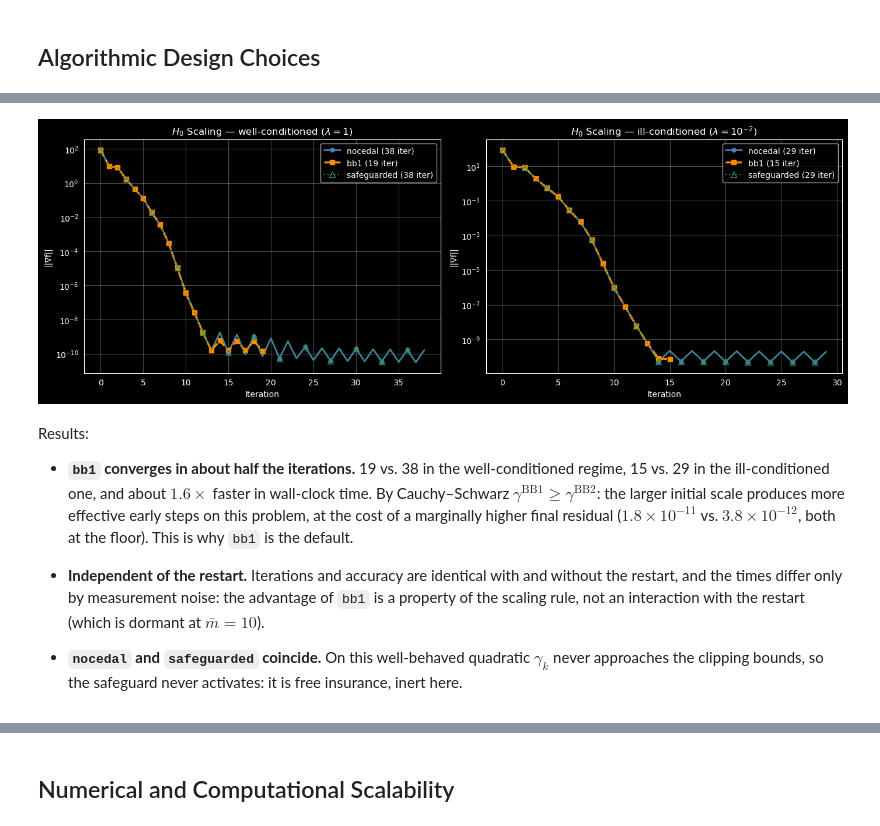
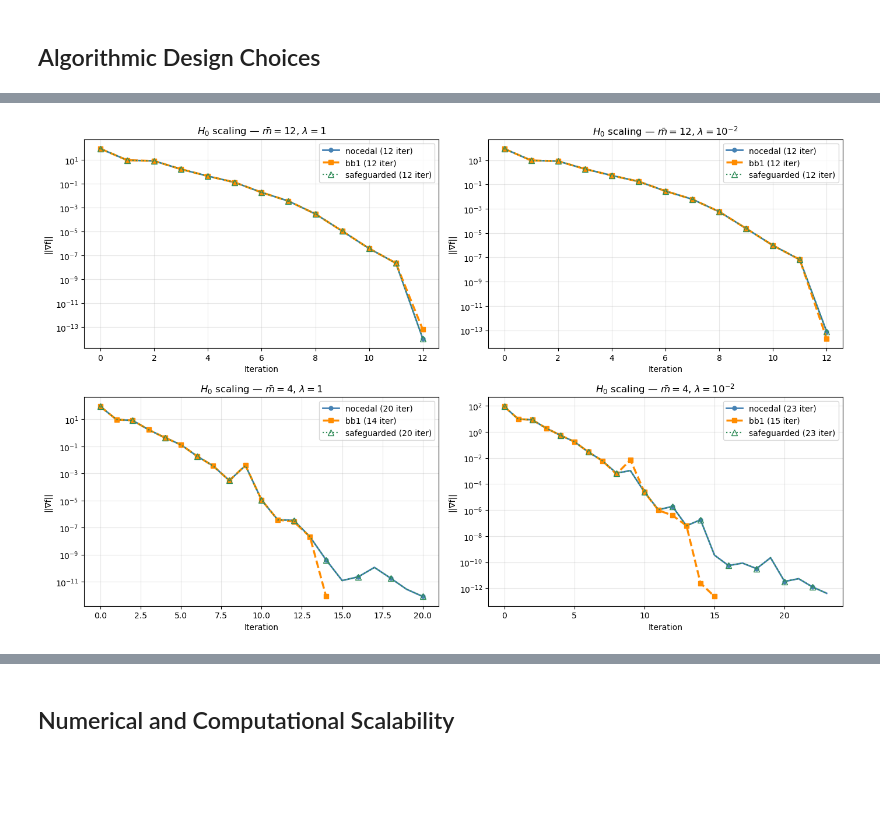
Before and after one commit to GianlucaPanzani/CM-Project-25-26, a Jupyter notebook: 02_lbfgs_experiments.ipynb, the cells around one changed output, grey strips where cells are left out. Saved outputs shown, nothing was run; the diff lists cells and outputs as text; code cells hidden in the pictures; blank space fills up the shorter version.

```diff
--- a/02_lbfgs_experiments.ipynb
+++ b/02_lbfgs_experiments.ipynb
@@ -643,8 +665,8 @@ for c1 in c1_values:
         if c1 >= c2:
             continue
         w_w, h_w, t_w = lbfgs_optimize(
-            X, y, lam, m_history=10, tol=1e-14,
-            use_restart=True, h0_scaling='bb1',
+            X, y, lam, m_history=12, tol=1e-14,
+            use_restart=False, h0_scaling='bb1',
             line_search='wolfe',
             wolfe_c1=c1, wolfe_c2=c2,
             verbose=False, max_iter=1000,
@@ -742,6 +761,6 @@ runs after a warm-up (`benchmark_lbfgs`).
 # %%
 results_mem = {}
-for mh in [3, 5, 10, 20, 40]:
+for mh in [1, 2, 3, 5, 10, 12, 20, 40]:
     w_m, h_m, _ = lbfgs_optimize(
         X, y, lam, m_history=mh, tol=1e-14,
         tol_type='relative', line_search='exact', verbose=False)
@@ -863,18 +889,14 @@ plt.show()
 # %%
-# Accuracy against an independent SVD reference, which does not form XX^T.
-# The SVD is used only to build the reference, not by the solver.
-def svd_reference(X, y, lam):
-    U, s, Vt = np.linalg.svd(X, full_matrices=False)
-    return U @ ((s / (s**2 + lam**2)) * (Vt @ y))
-
+# Accuracy of L-BFGS against the normal-equations and the SVD references:
+# the last column is the error of the normal-equations solution itself.
 print(f"  {'λ':<8} {'||w-w*|| NE ref':>16} {'||w-w*|| SVD ref':>17} {'||w_NE - w_SVD||':>17}")
 for lam_val in [1e-4, 1e-2, 1.0, 1e2, 1e4]:
     w_l, _, _ = lbfgs_optimize(
-        X, y, lam_val, m_history=10, tol=1e-14, tol_type='relative',
-        line_search='exact', h0_scaling='bb1', use_restart=True,
+        X, y, lam_val, m_history=12, tol=1e-14, tol_type='relative',
+        line_search='exact', h0_scaling='bb1', use_restart=False,
         verbose=False, max_iter=50000)
     w_ne, _, _ = solve_exact(X, y, lam_val)
-    w_svd = svd_reference(X, y, lam_val)
+    w_svd, _ = svd_reference(X, y, lam_val)
     print(f"  {lam_val:<8} {np.linalg.norm(w_l - w_ne):>16.2e} "
           f"{np.linalg.norm(w_l - w_svd):>17.2e} {np.linalg.norm(w_ne - w_svd):>17.2e}")
 # %% [output]
@@ -977,53 +1002,33 @@ results_scaling_off = run_scaling_block(use_restart=False, title_tag='off')
 # %%
-# H0 scaling comparison (single plot, well + ill conditioned side by side)
-fig, axes = plt.subplots(1, 2, figsize=(14, 5))
+# H0 scaling: convergence without restart, at the default memory (top)
+# and below the effective rank (bottom), in both conditioning regimes
+fig, axes = plt.subplots(2, 2, figsize=(14, 9))
 
 # Distinguishable styles for nearly-overlapping curves
 sc_styles = {
     'nocedal':     ('-',  2.0, 'o', 5,  False, 'steelblue'),
     'bb1':         ('--', 2.5, 's', 6,  False, 'darkorange'),
     'safeguarded': (':',  1.6, '^', 7,  True,  'seagreen'),   # hollow markers
 }
 
-for ax, lam_val, title in zip(
-        axes,
-        [1.0, 1e-2],
-        ['$H_0$ Scaling — well-conditioned ($\\lambda = 1$)',
-         '$H_0$ Scaling — ill-conditioned ($\\lambda = 10^{-2}$)']):
-
-    for sc in scaling_strategies:
-        h = results_scaling[lam_val][sc]
-        ls, lw, mk, ms, hollow, color = sc_styles[sc]
-        n_iter = len(h['grad_norm']) - 1
-        kw = dict(lw=lw, color=color, marker=mk, markersize=ms,
-                  label=f'{sc} ({n_iter} iter)',
-                  markevery=max(1, n_iter // 10))
-        if hollow:
-            kw['markerfacecolor'] = 'none'
-        ax.semilogy(h['grad_norm'], ls, **kw)
-
-    ax.set(xlabel='Iteration', ylabel='||∇f||', title=title)
-    ax.legend(); ax.grid(alpha=0.3, which='both')
+for row, m_hist in enumerate([12, 4]):
+    for col, (lam_val, cond) in enumerate([(1.0, '$\\lambda = 1$'), (1e-2, '$\\lambda = 10^{-2}$')]):
+        ax = axes[row, col]
+        for sc in scaling_strategies:
+            h = results_scaling[(m_hist, False)][lam_val][sc]
+            ls, lw, mk, ms, hollow, color = sc_styles[sc]
+            n_iter = len(h['grad_norm']) - 1
+            kw = dict(lw=lw, color=color, marker=mk, markersize=ms,
+                      label=f'{sc} ({n_iter} iter)',
+                      markevery=max(1, n_iter // 10))
+            if hollow:
+                kw['markerfacecolor'] = 'none'
+            ax.semilogy(h['grad_norm'], ls, **kw)
+        ax.set(xlabel='Iteration', ylabel='||∇f||',
+               title=f'$H_0$ scaling — $\\bar{{m}} = {m_hist}$, {cond}')
+        ax.legend(); ax.grid(alpha=0.3, which='both')
 
 plt.tight_layout()
 plt.show()
 # %% [output]
-[figure, old version]
+[figure, new version]
-# %% [markdown]
-Results:
-* **`bb1` converges in about half the iterations.** 19 vs. 38 in the
-  well-conditioned regime, 15 vs. 29 in the ill-conditioned one, and about
-  $1.6\times$ faster in wall-clock time. By Cauchy–Schwarz
-  $\gamma^{\mathrm{BB1}} \ge \gamma^{\mathrm{BB2}}$: the larger initial scale
-  produces more effective early steps on this problem, at the cost of a
-  marginally higher final residual ($1.8\times10^{-11}$ vs.
-  $3.8\times10^{-12}$, both at the floor). This is why `bb1` is the default.
-
-* **Independent of the restart.** Iterations and accuracy are identical
-  with and without the restart, and the times differ only by measurement
-  noise: the advantage of `bb1` is a property of the scaling rule, not an
-  interaction with the restart (which is dormant at $\bar{m} = 10$).
-
-* **`nocedal` and `safeguarded` coincide.** On this well-behaved quadratic
-  $\gamma_k$ never approaches the clipping bounds, so the safeguard never
-  activates: it is free insurance, inert here.
```
Also changed, not shown: parts of 76 cells of this notebook, 1 other file.
